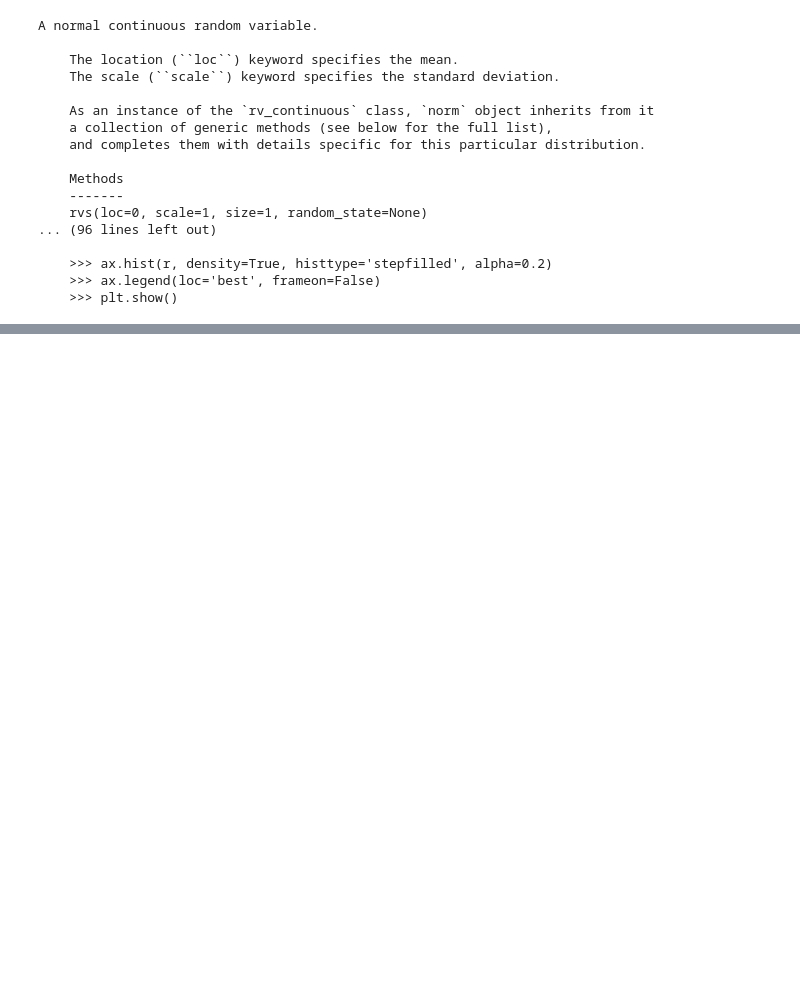
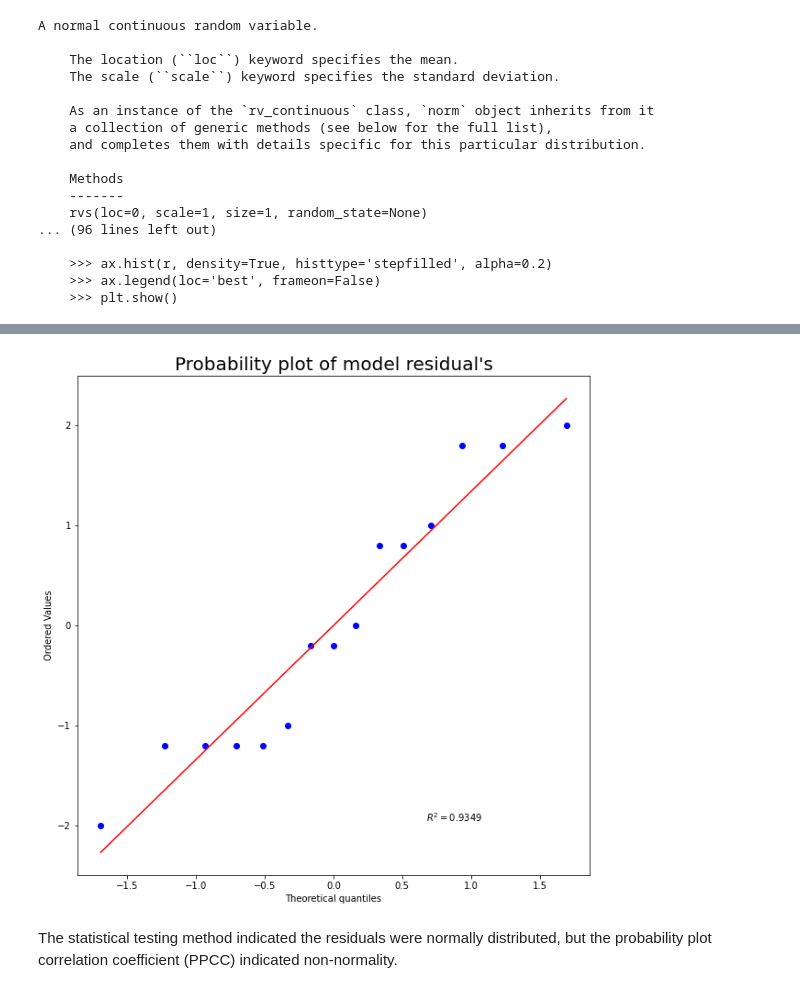
Before and after one commit to AineNicD/machine-learning-and-statistics, a Jupyter notebook: scipy-stats.ipynb, the cells around one changed output, grey strips where cells are left out. Drawn from its saved outputs; the diff is of its cells as text; code cells hidden in the pictures; blank space fills up the shorter version.

```diff
--- a/scipy-stats.ipynb
+++ b/scipy-stats.ipynb
@@ -131,0 +280,7 @@ A normal continuous random variable.
+# %%
+import statsmodels.api as sm
+from statsmodels.formula.api import ols
+
+model = ols('libido ~ C(dose)', data=df).fit()
+aov_table = sm.stats.anova_lm(model, typ=2)
+aov_table
@@ -131,0 +456,15 @@ A normal continuous random variable.
+# %%
+import matplotlib.pyplot as plt
+
+fig = plt.figure(figsize= (10, 10))
+ax = fig.add_subplot(111)
+
+normality_plot, stat = stats.probplot(model.resid, plot= plt, rvalue= True)
+ax.set_title("Probability plot of model residual's", fontsize= 20)
+ax.set
+
+plt.show()
+# %% [output]
+[figure, added]
+# %% [markdown]
+The statistical testing method indicated the residuals were normally distributed, but the probability plot correlation coefficient (PPCC) indicated non-normality.
```
Also changed, not shown: parts of 58 cells of this notebook, 3 other files.
